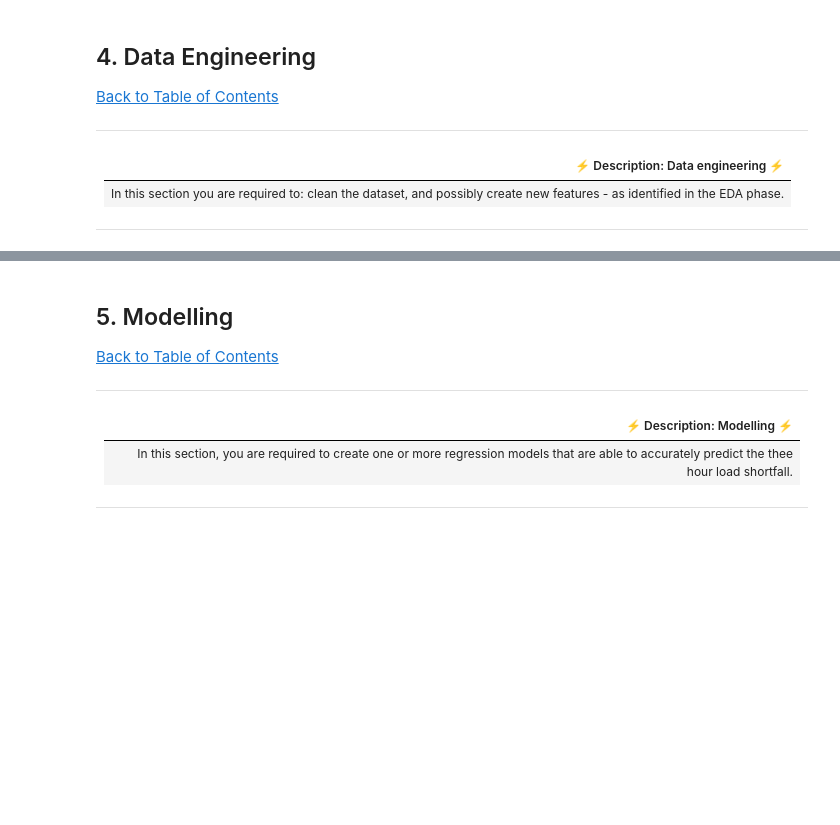
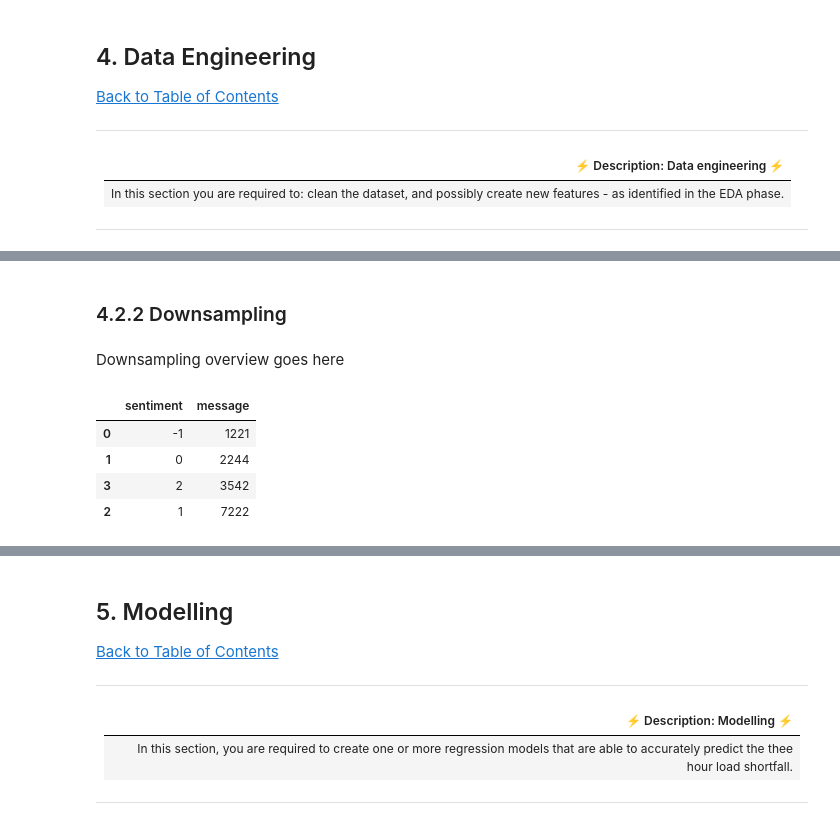
Before and after one commit to ObengKojo23/2207ACDS_TEAM_CW2, a Jupyter notebook: notebooks/twitter_sentiment_classification_notebook.ipynb, the cells around one changed output, grey strips where cells are left out. Cells and saved outputs as stored; diff of their text form; code cells hidden in the pictures; blank space fills up the shorter version.

```diff
--- a/notebooks/twitter_sentiment_classification_notebook.ipynb
+++ b/notebooks/twitter_sentiment_classification_notebook.ipynb
@@ -668,0 +722,15 @@ def clean_df(df, col):
+# %% [markdown]
+### 4.2.2 Downsampling
+# %% [markdown]
+Downsampling overview goes here
+# %%
+from sklearn.utils import resample
+
+#check sentiment distribution to determine which sentiments needs upsampling
+train_copy.groupby('sentiment').count()['message'].reset_index().sort_values(by='message')
+# %% [output]
+|  | sentiment | message |
+| 0 | -1 | 1221 |
+| 1 | 0 | 2244 |
+| 3 | 2 | 3542 |
+| 2 | 1 | 7222 |
```
Also changed, not shown: parts of 36 cells of this notebook.
